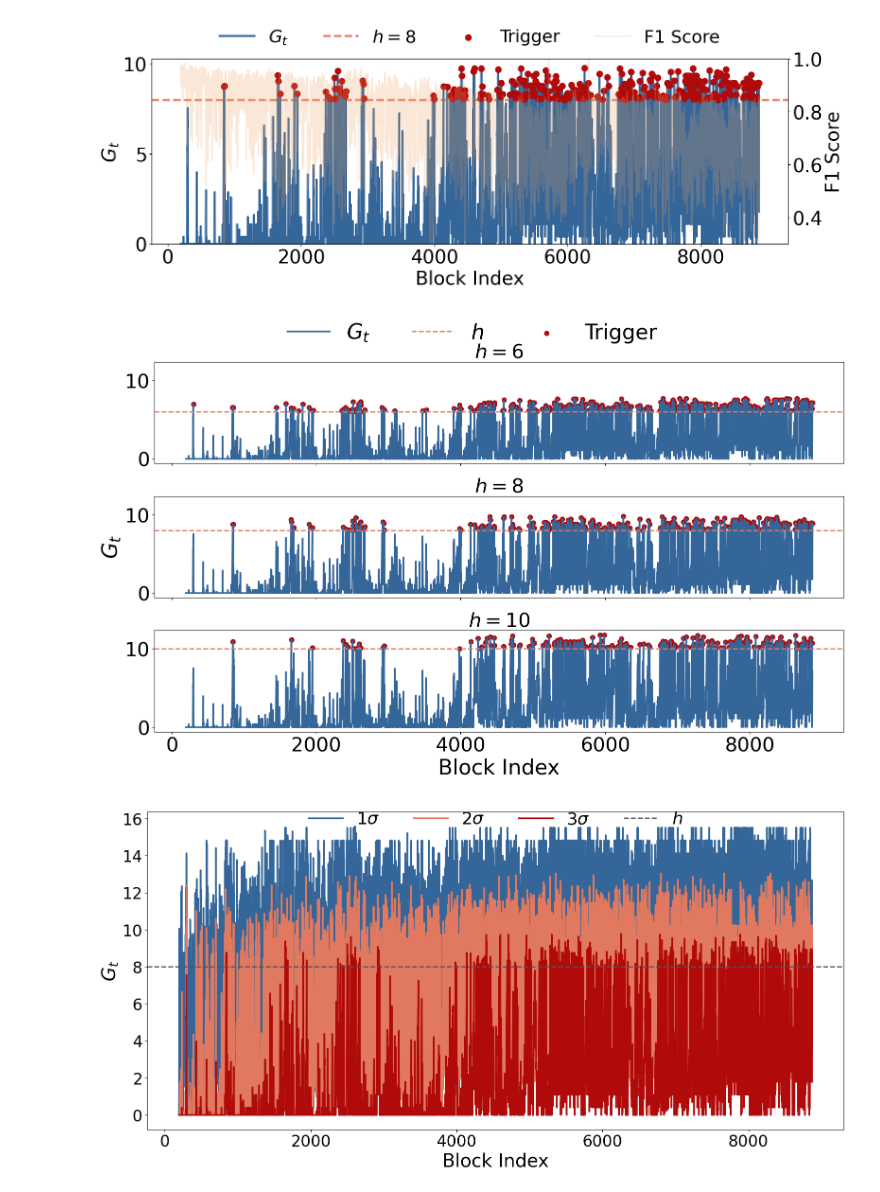
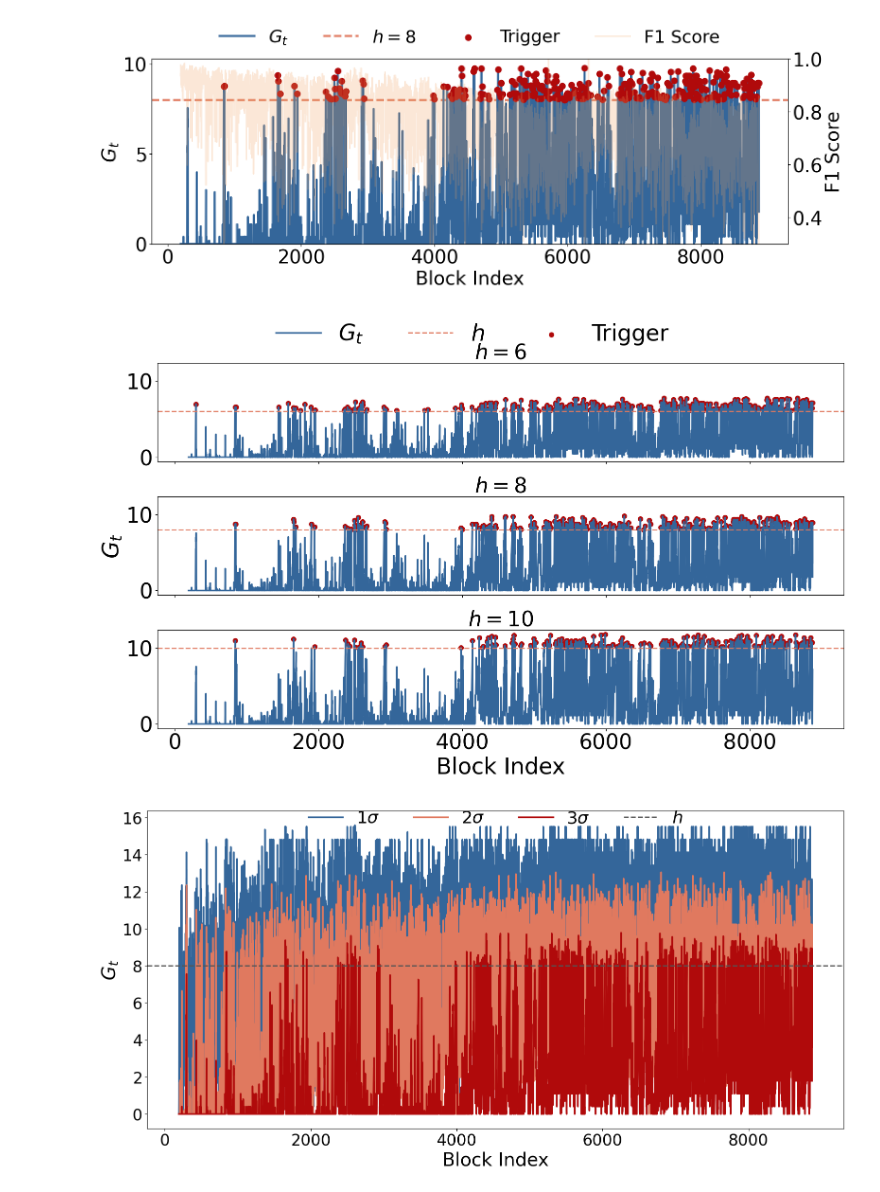
Before and after one commit to SafeNetIoT/LANTERN, a Jupyter notebook: calibration/calibration.ipynb, the cells around one changed output. Drawn from its saved outputs; the diff is of its cells as text; code cells hidden in the pictures.

```diff
--- a/calibration/calibration.ipynb
+++ b/calibration/calibration.ipynb
@@ -487,9 +487,9 @@ nu_value = nu_dict[nu_name]
 compare_h = [6, 8, 10]
 
 FIG_SIZE = (16, 10)
-FONT_LABEL = 32
-FONT_TICK =30
-FONT_TITLE = 30
+FONT_LABEL = 34
+FONT_TICK =32
+FONT_TITLE = 32
 
 COLORS = {
     "Gt": "#34669A",
@@ -539,34 +539,34 @@ for i, h in enumerate(compare_h):
     # y label only once
     if i == 1:   # center subplot
         ax.set_ylabel(r"$G_t$", fontsize=FONT_LABEL)
 
     # x label only at bottom
     if i == len(compare_h) - 1:
         ax.set_xlabel("Block Index", fontsize=FONT_LABEL)
 
     # ticks
     ax.tick_params(axis="both", labelsize=FONT_TICK)
 
     # subplot title
     ax.set_title(fr"$h={h}$", fontsize=FONT_TITLE)
 
 # --- shared legend ---
 handles, labels = axes[0].get_legend_handles_labels()
 fig.legend(
     handles,
     labels,
     loc="upper center",
     bbox_to_anchor=(0.5, 1.02),
     ncol=3,
     fontsize=FONT_LABEL,
     frameon=False
 )
 
 plt.tight_layout(rect=[0, 0, 1, 0.95])
 plt.savefig("../data/figs/rq3_operational_behaviour.pdf", bbox_inches="tight")
 plt.show()
 # %% [output]
-[figure, old version]
+[figure, new version]
 # %%
 import matplotlib.pyplot as plt
 
```
Also changed, not shown: 8 other files.
